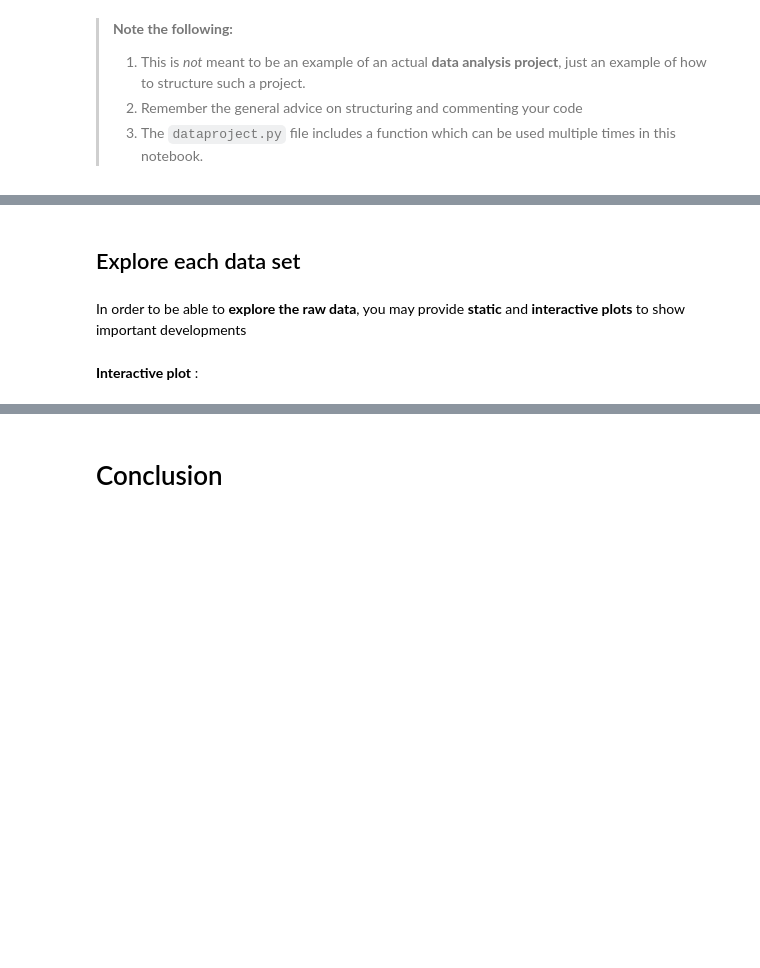
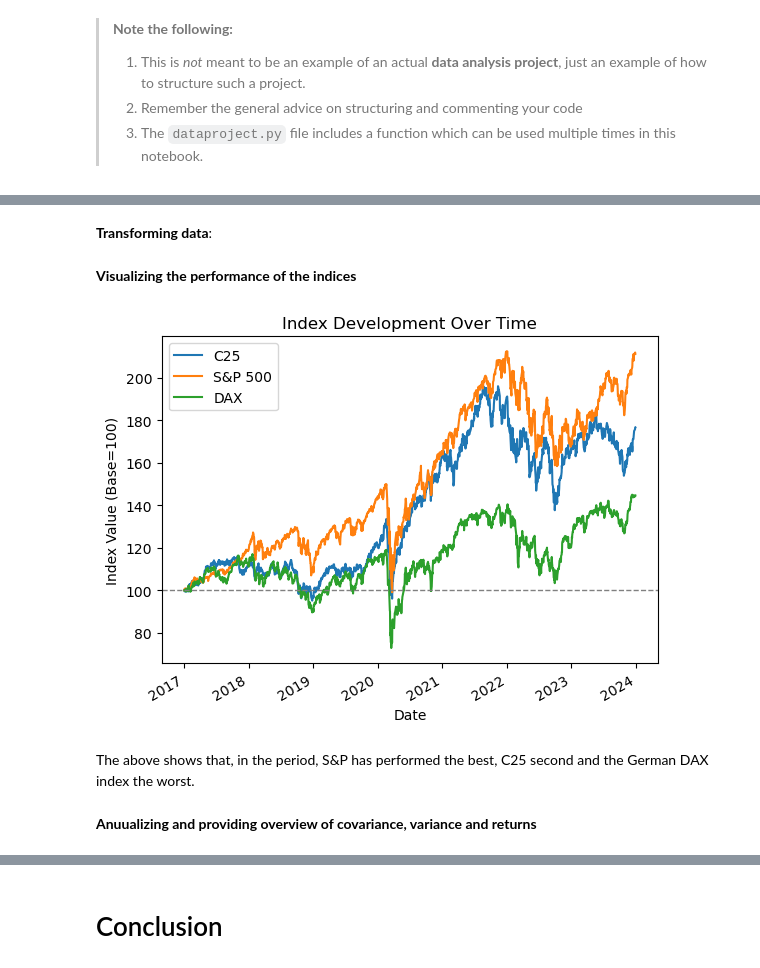
Before and after one commit to NumEconCopenhagen/projects-2024-anders-2-don-1, a Jupyter notebook: dataproject/dataproject.ipynb, the cells around one changed output, grey strips where cells are left out. Cells and saved outputs as stored; diff of their text form; code cells hidden in the pictures; blank space fills up the shorter version.

```diff
--- a/dataproject/dataproject.ipynb
+++ b/dataproject/dataproject.ipynb
@@ -14,6 +17,2 @@ Import your data, either through an API or manually, and load it.
 # %% [markdown]
-## Explore each data set
+**Transforming data**:
-# %% [markdown]
-In order to be able to **explore the raw data**, you may provide **static** and **interactive plots** to show important developments
-# %% [markdown]
-**Interactive plot** :
@@ -19,0 +27,32 @@ In order to be able to **explore the raw data**, you may provide **static** and
+# %% [markdown]
+**Visualizing the performance of the indices**
+# %%
+
+indexdf['C25 index=100'] = indexdf['c25'] / indexdf['c25'].iloc[0]*100
+indexdf['SP500 index=100'] = indexdf['sp500'] / indexdf['sp500'].iloc[0]*100
+indexdf['DAX index=100'] = indexdf['dax'] / indexdf['dax'].iloc[0]*100
+
+
+plt.plot(indexdf.index, indexdf['C25 index=100'], label='C25', linewidth=1.5)
+plt.plot(indexdf.index, indexdf['SP500 index=100'], label='S&P 500', linewidth=1.5)
+plt.plot(indexdf.index, indexdf['DAX index=100'], label='DAX', linewidth=1.5)
+plt.axhline(y=100, color='grey', linestyle='--', linewidth=1)
+
+# Add labels and title
+plt.xlabel('Date')
+plt.ylabel('Index Value (Base=100)')
+plt.title('Index Development Over Time')
+
+# Enable the legend
+plt.legend()
+
+# Improve display of dates on the x-axis
+plt.gcf().autofmt_xdate()  # Auto-format the x-axis dates for better readability
+
+plt.show()
+# %% [output]
+[figure, added]
+# %% [markdown]
+The above shows that, in the period, S&P has performed the best, C25 second and the German DAX index the worst.
+# %% [markdown]
+**Anuualizing and providing overview of covariance, variance and returns**
```
Also changed, not shown: parts of 21 cells of this notebook.
